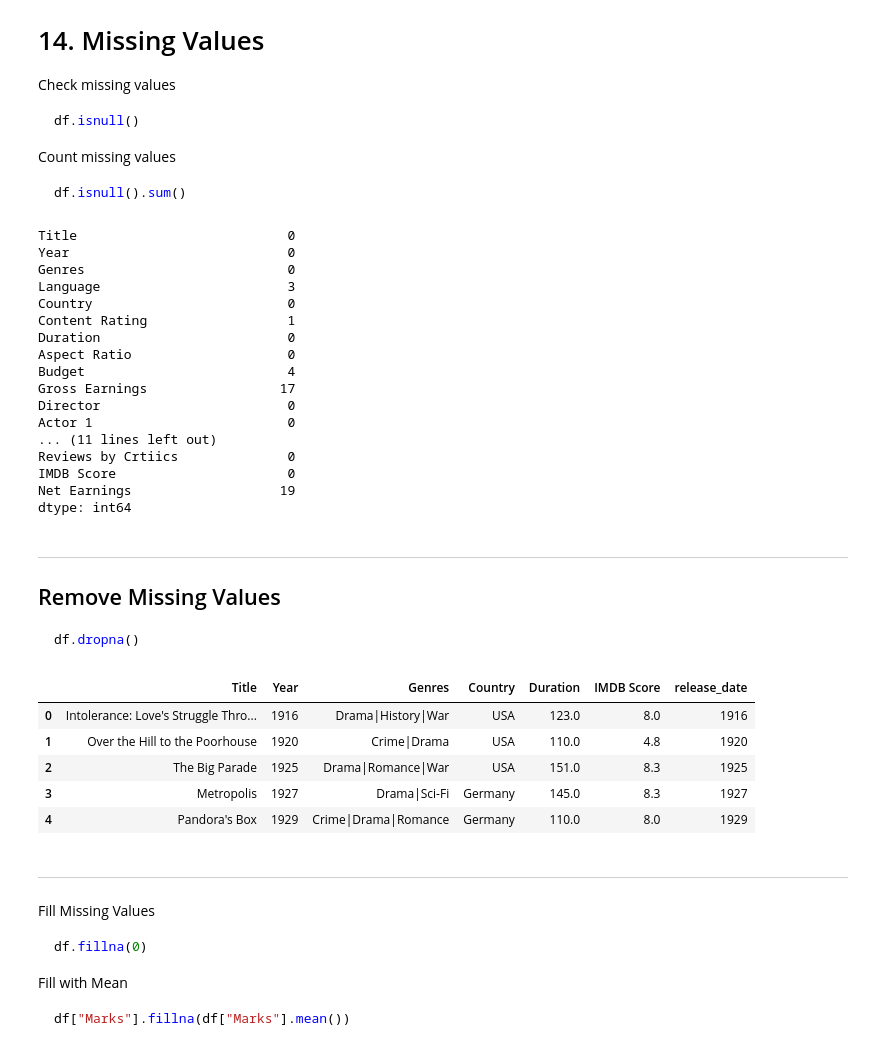
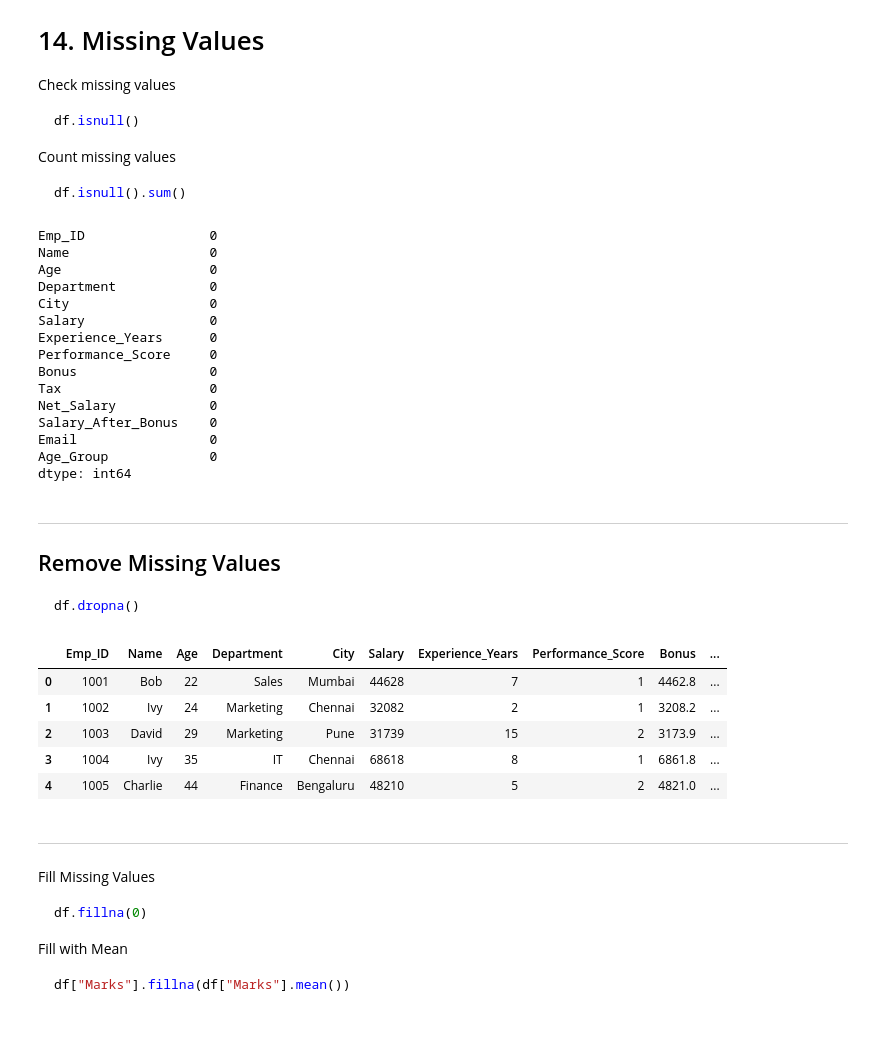
Before and after one commit to gauravkumar902704/AI-Mastery, a Jupyter notebook: 1. Python/4. Libraries/2. Pandas/1. Pandas_Tutorial.ipynb, the cells around one changed output. Saved outputs shown, nothing was run; the diff lists cells and outputs as text; code cells hidden in the pictures.

````diff
--- a/1. Python/4. Libraries/2. Pandas/1. Pandas_Tutorial.ipynb
+++ b/1. Python/4. Libraries/2. Pandas/1. Pandas_Tutorial.ipynb
@@ -699,2 +623,4 @@ df["language"] = [
+# %%
+df["Email"] = df["Name"].str.lower() + "@company.com"
 # %%
 df.head()
@@ -708,6 +639,5 @@ df.loc[0,"Year"] = 2000
 # %%
-df.loc[[0,1,2,3,4],"Year"] = [1916, 1920, 1925, 1927, 1929]
-df["Year"] = df["Year"]
+df.loc[[0,1,2,3,4],"Experience_Years"] = [7,2,15,8,5]
 # %%
 df.head()
 # %% [output]
@@ -725,4 +654,4 @@ df.head()
 
 df.drop("Country", axis=1)
 # %%
-df.drop("language", axis=1, inplace=True)
+df.drop("Tax", axis=1).head()
@@ -776,4 +719,7 @@ Students having marks greater than 80
 df[df["Marks"] > 80]
 ```
 # %%
-df[df["IMDB Score"] > 5.0]
+df["Age_Group"] = "Young"
+
+df.loc[df["Age"] >= 30, "Age_Group"] = "Adult"
+df.loc[df["Age"] >= 40, "Age_Group"] = "Senior"
@@ -834,24 +816,22 @@ Count missing values
 df.isnull().sum()
 ```
 # %%
-DF2.isnull().sum()
+df.isnull().sum()
 # %% [output]
-Title                           0
-Year                            0
-Genres                          0
-Language                        3
-Country                         0
-Content Rating                  1
-Duration                        0
-Aspect Ratio                    0
-Budget                          4
-Gross Earnings                 17
-Director                        0
-Actor 1                         0
-... (11 lines left out)
-Reviews by Crtiics              0
-IMDB Score                      0
-Net Earnings                   19
+Emp_ID                0
+Name                  0
+Age                   0
+Department            0
+City                  0
+Salary                0
+Experience_Years      0
+Performance_Score     0
+Bonus                 0
+Tax                   0
+Net_Salary            0
+Salary_After_Bonus    0
+Email                 0
+Age_Group             0
 dtype: int64
 # %% [markdown]
 
@@ -864,14 +844,14 @@ dtype: int64
 df.dropna()
 ```
 # %%
-df.dropna()
+df.dropna().head()
 # %% [output]
-|  | Title | Year | Genres | Country | Duration | IMDB Score | release_date |
-| 0 | Intolerance: Love's Struggle Thro... | 1916 | Drama|History|War | USA | 123.0 | 8.0 | 1916 |
-| 1 | Over the Hill to the Poorhouse | 1920 | Crime|Drama | USA | 110.0 | 4.8 | 1920 |
-| 2 | The Big Parade | 1925 | Drama|Romance|War | USA | 151.0 | 8.3 | 1925 |
-| 3 | Metropolis | 1927 | Drama|Sci-Fi | Germany | 145.0 | 8.3 | 1927 |
-| 4 | Pandora's Box | 1929 | Crime|Drama|Romance | Germany | 110.0 | 8.0 | 1929 |
+|  | Emp_ID | Name | Age | Department | City | Salary | Experience_Years | Performance_Score | Bonus | ... |
+| 0 | 1001 | Bob | 22 | Sales | Mumbai | 44628 | 7 | 1 | 4462.8 | ... |
+| 1 | 1002 | Ivy | 24 | Marketing | Chennai | 32082 | 2 | 1 | 3208.2 | ... |
+| 2 | 1003 | David | 29 | Marketing | Pune | 31739 | 15 | 2 | 3173.9 | ... |
+| 3 | 1004 | Ivy | 35 | IT | Chennai | 68618 | 8 | 1 | 6861.8 | ... |
+| 4 | 1005 | Charlie | 44 | Finance | Bengaluru | 48210 | 5 | 2 | 4821.0 | ... |
 # %% [markdown]
 
 
````
Also changed, not shown: parts of 81 cells of this notebook, 8 other files.
